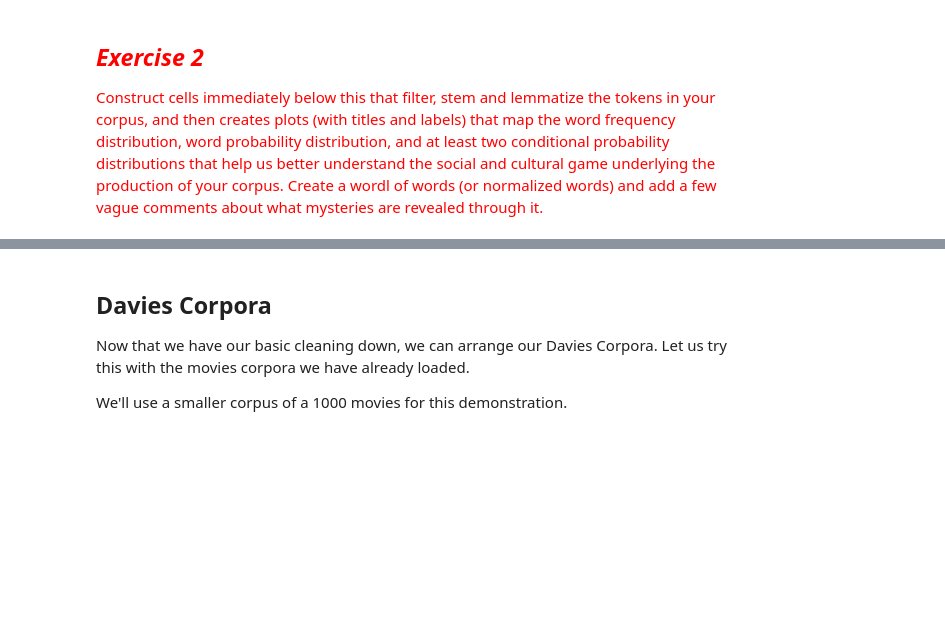
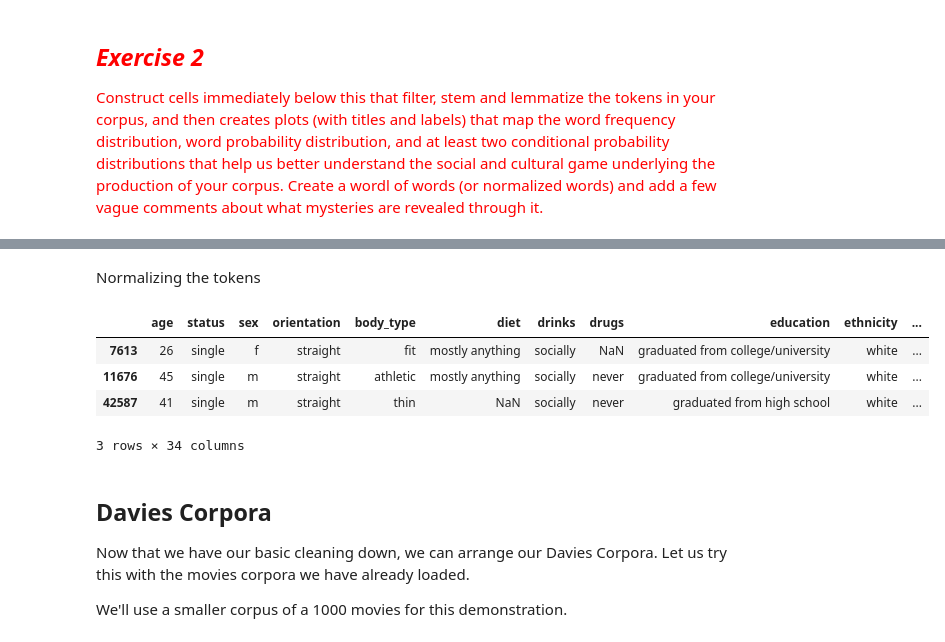
Before and after one commit to h-karyn/ComputationalContentAnalysis, a Jupyter notebook: python_notebooks/hw2/2-Counting Words & Phrases to Trace the Distribution of Meaning.ipynb, the cells around one changed output, grey strips where cells are left out. Saved outputs shown, nothing was run; the diff lists cells and outputs as text; code cells hidden in the pictures; blank space fills up the shorter version.

```diff
--- a/python_notebooks/hw2/2-Counting Words & Phrases to Trace the Distribution of Meaning.ipynb
+++ b/python_notebooks/hw2/2-Counting Words & Phrases to Trace the Distribution of Meaning.ipynb
@@ -805,0 +831,11 @@ print(essays_string)
+# %%
+# ramdomly sample 1000 profiles
+profile_sample = profile.sample(n=1000, random_state=1)
+
+# create a variable called esssays_small to store the essays of the 1000 profiles
+essays_small = profile_sample['essays_all']
+
+print(essays_small.shape)
+
+# set nlp.max_length to the length of essays_string
+nlp.max_length = 50000
@@ -805,0 +844,16 @@ print(essays_string)
+# %%
+# count the words appearing in the essays and store them in a dictionary
+counts_dict_essays = {}
+
+for essay in essays_small:
+	for word in word_tokenize(essay):
+		if word in counts_dict_essays:
+			counts_dict_essays[word] += 1
+		else:
+			counts_dict_essays[word] = 1
+
+# sort the word counts
+profile_word_counts_essays = sorted(counts_dict_essays.items(), key = lambda x : x[1], reverse = True)
+
+# view the top 10 words
+profile_word_counts_essays[:10]
@@ -805,0 +893,8 @@ print(essays_string)
+# %%
+# add words whose frequency is greater than 1835 to the stop words list
+
+essay_stop_words_freq = []
+for word, count in profile_word_counts_essays:
+	if count > 1835:
+		essay_stop_words_freq.append(word)
+essay_stop_words_freq
@@ -806,3 +919,17 @@ print(essays_string)
+# %% [markdown]
+Normalizing the tokens
+# %%
+profile_sample['normalized_tokens'] = profile_sample['essays_all'].apply(lambda x: normalizeTokens(x, extra_stop=essay_stop_words_freq))
+
+profile_sample['normalized_tokens_count'] = profile_sample['normalized_tokens'].apply(lambda x: len(x))
+
+profile_sample.head(3)
+# %% [output]
+|  | age | status | sex | orientation | body_type | diet | drinks | drugs | education | ethnicity | ... |
+| 7613 | 26 | single | f | straight | fit | mostly anything | socially | NaN | graduated from college/university | white | ... |
+| 11676 | 45 | single | m | straight | athletic | mostly anything | socially | never | graduated from college/university | white | ... |
+| 42587 | 41 | single | m | straight | thin | NaN | socially | never | graduated from high school | white | ... |
+3 rows × 34 columns
 # %% [markdown]
 ## Davies Corpora
 
```
Also changed, not shown: parts of 15 cells of this notebook, 3 other files.
